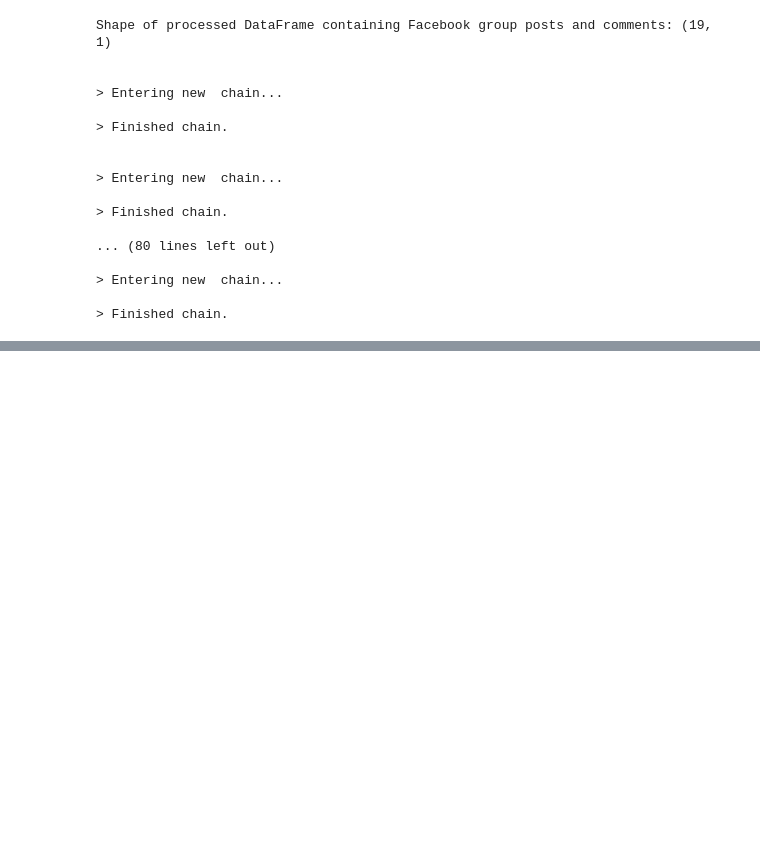
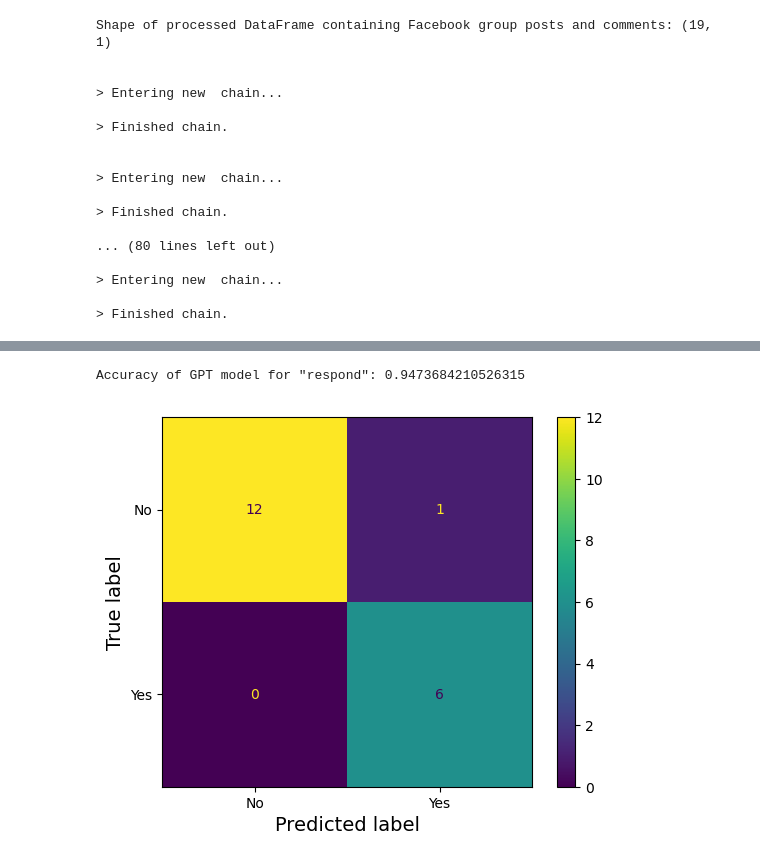
Before and after one commit to silvhua/ChatGPT-sentiment-analysis, a Jupyter notebook: notebooks/2023-07-04 portfolio notebook.ipynb, the cells around one changed output, grey strips where cells are left out. Cells and saved outputs as stored; diff of their text form; code cells hidden in the pictures; blank space fills up the shorter version.

```diff
--- a/notebooks/2023-07-04 portfolio notebook.ipynb
+++ b/notebooks/2023-07-04 portfolio notebook.ipynb
@@ -504,0 +646,6 @@ create_df_from_response(response_dict[iteration_id])
+# %%
+accuracy_dict[iteration], transformed_df_dict[iteration], cm_dict[iteration] = evaluate_GPT_results(
+    results_dict[iteration], 'respond', respond_hl_dict);
+# %% [output]
+Accuracy of GPT model for "respond": 0.9473684210526315
+[figure, added]
```
Also changed, not shown: parts of 26 cells of this notebook.
